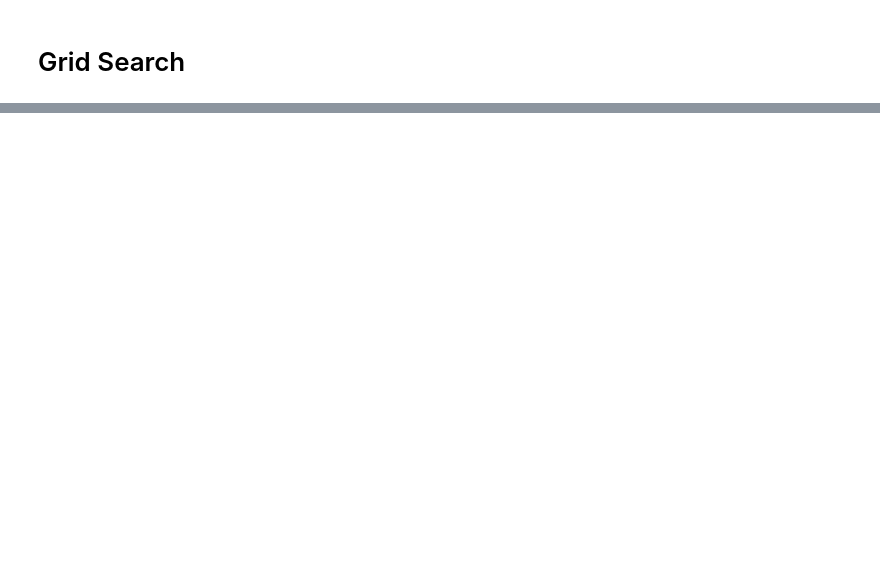
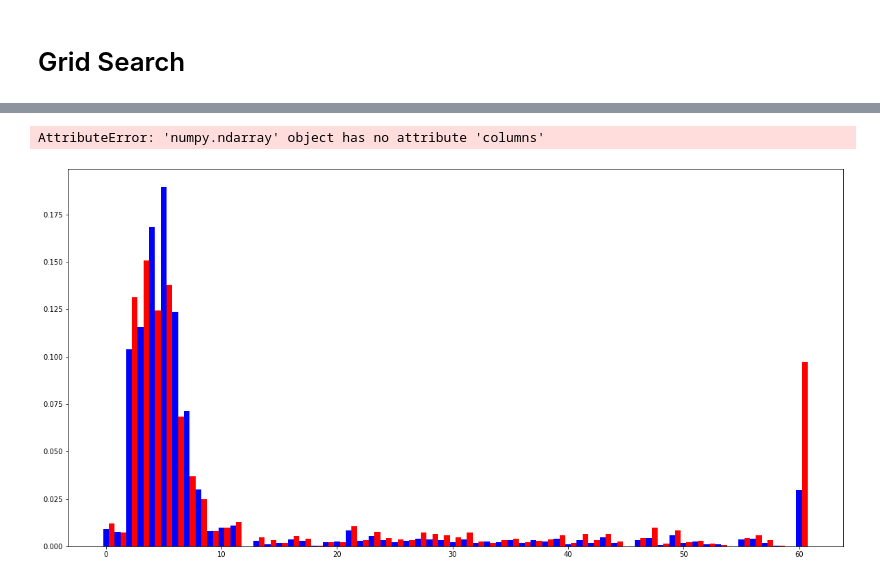
Before and after one commit to phipag/PDS_Project, a Jupyter notebook: notebooks/DurationPrediction.ipynb, the cells around one changed output, grey strips where cells are left out. Saved outputs shown, nothing was run; the diff lists cells and outputs as text; code cells hidden in the pictures; blank space fills up the shorter version.

```diff
--- a/notebooks/DurationPrediction.ipynb
+++ b/notebooks/DurationPrediction.ipynb
@@ -269,23 +382,26 @@ rf_random.fit(X_train_final, y_train_duration)
 # %%
 # Creating fig
-#fig = plt.figure(figsize=(20, 10))
+fig = plt.figure(figsize=(20, 10))
 
 # Deriving the feature importances of the optimized and default model
-#default_importances = list(rf_model.feature_importances_)
-#optimized_importances = list(rf_mode_opt.feature_importances_)
+default_importances = list(rf_model.feature_importances_)
+optimized_importances = list(rf_mode_opt.feature_importances_)
 
 # Creating an array with range of number of variables
-#x_values = np.arange(len(default_importances))
+x_values = np.arange(len(default_importances))
 
 # Creating bar plots of optimized and default importances
-#plt.bar(x_values, default_importances,orientation='vertical', color='blue', width=.5, align='center', label='Default')
-#plt.bar(x_values + 0.5, optimized_importances, orientation='vertical', color='red', width=.5, align='center', label='Optimized')
+plt.bar(x_values, default_importances,orientation='vertical', color='blue', width=.5, align='center', label='Default')
+plt.bar(x_values + 0.5, optimized_importances, orientation='vertical', color='red', width=.5, align='center', label='Optimized')
 
-#plt.xticks(x_values + 0.25, list(X.columns), rotation='vertical')
+plt.xticks(x_values + 0.25, list(X_test_final.columns), rotation='vertical')
 
-#plt.ylabel('Importance')
-#plt.xlabel('Variable')
-#plt.title('Variable Importances')
+plt.ylabel('Importance')
+plt.xlabel('Variable')
+plt.title('Variable Importances')
 
-#plt.legend(loc=1)
-#plt.show();
+plt.legend(loc=1)
+plt.show();
+# %% [output]
+AttributeError: 'numpy.ndarray' object has no attribute 'columns'
+[figure, added]
```
Also changed, not shown: parts of 30 cells of this notebook, 11 other files.
